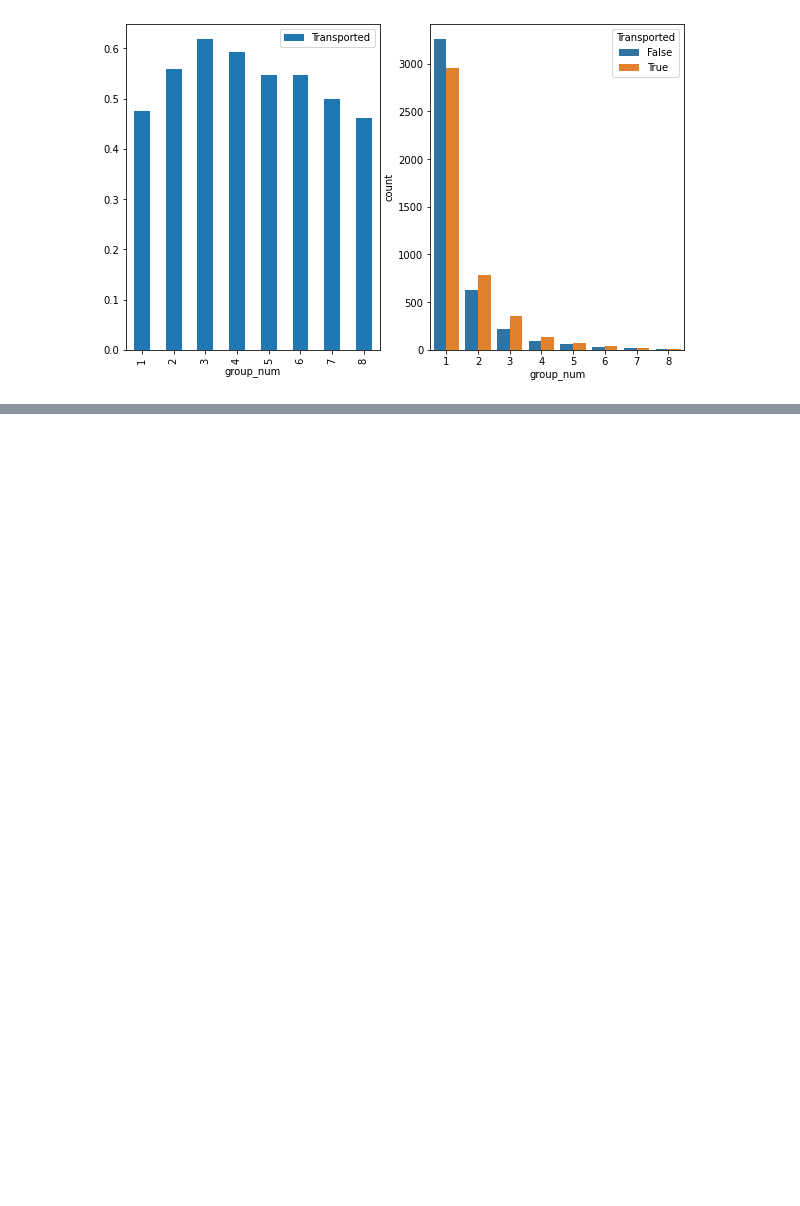
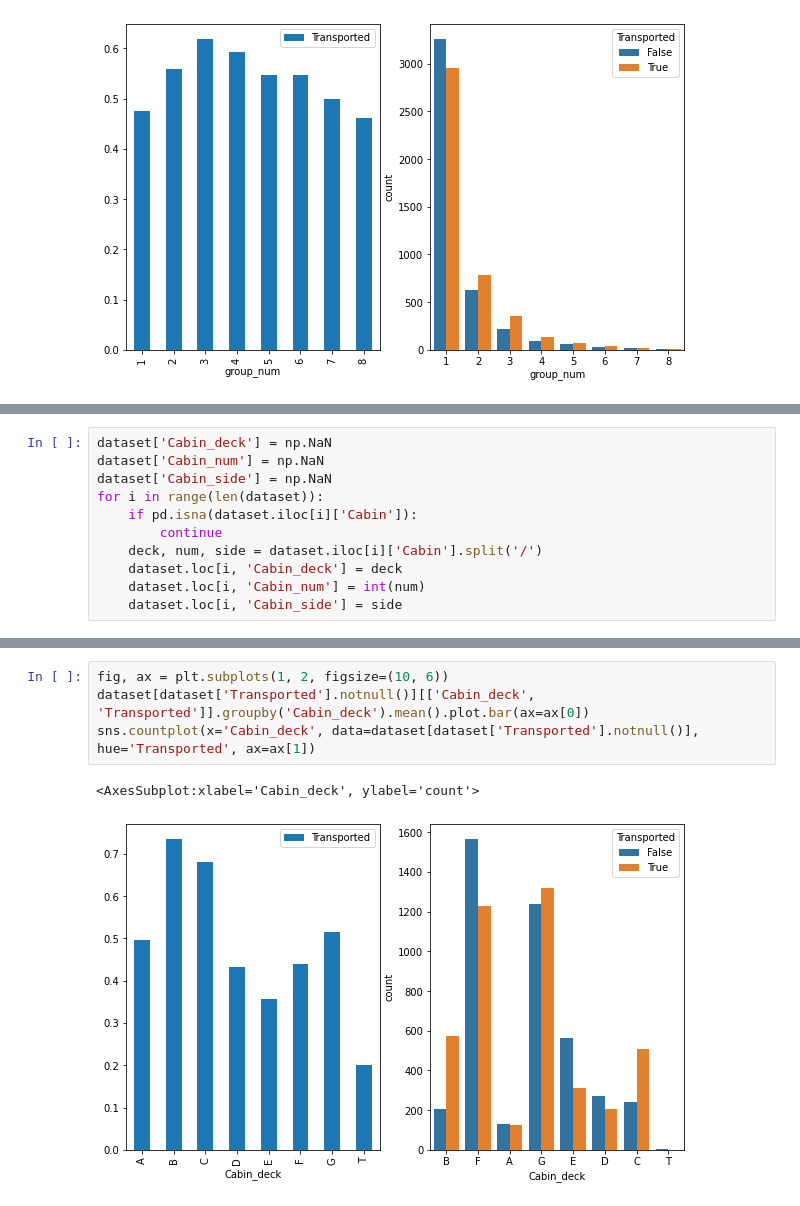
Before and after one commit to sinjy1203/kaggle_MyNotebook, a Jupyter notebook: spaceshiptitanic-binaryclassification-2.ipynb, the cells around one changed output, grey strips where cells are left out. Saved outputs shown, nothing was run; the diff lists cells and outputs as text; blank space fills up the shorter version.

```diff
--- a/spaceshiptitanic-binaryclassification-2.ipynb
+++ b/spaceshiptitanic-binaryclassification-2.ipynb
@@ -123,0 +158,11 @@ sns.countplot(x='group_num', data=dataset[dataset['Transported'].notnull()], hue
+# %%
+dataset['Cabin_deck'] = np.NaN
+dataset['Cabin_num'] = np.NaN
+dataset['Cabin_side'] = np.NaN
+for i in range(len(dataset)):
+    if pd.isna(dataset.iloc[i]['Cabin']):
+        continue
+    deck, num, side = dataset.iloc[i]['Cabin'].split('/')
+    dataset.loc[i, 'Cabin_deck'] = deck
+    dataset.loc[i, 'Cabin_num'] = int(num)
+    dataset.loc[i, 'Cabin_side'] = side
@@ -123,0 +190,7 @@ sns.countplot(x='group_num', data=dataset[dataset['Transported'].notnull()], hue
+# %%
+fig, ax = plt.subplots(1, 2, figsize=(10, 6))
+dataset[dataset['Transported'].notnull()][['Cabin_deck', 'Transported']].groupby('Cabin_deck').mean().plot.bar(ax=ax[0])
+sns.countplot(x='Cabin_deck', data=dataset[dataset['Transported'].notnull()], hue='Transported', ax=ax[1])
+# %% [output]
+<AxesSubplot:xlabel='Cabin_deck', ylabel='count'>
+[figure, added]
```
Also changed, not shown: parts of 18 cells of this notebook.
